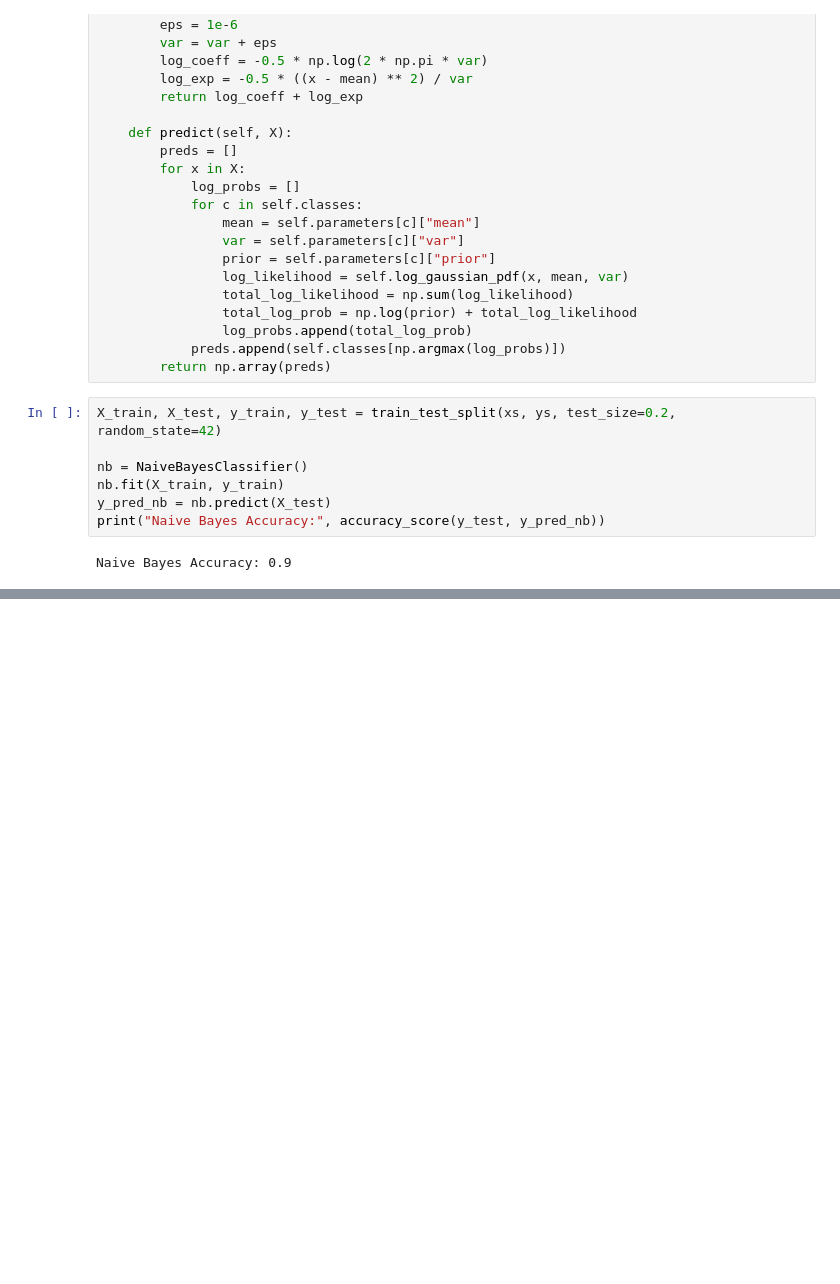
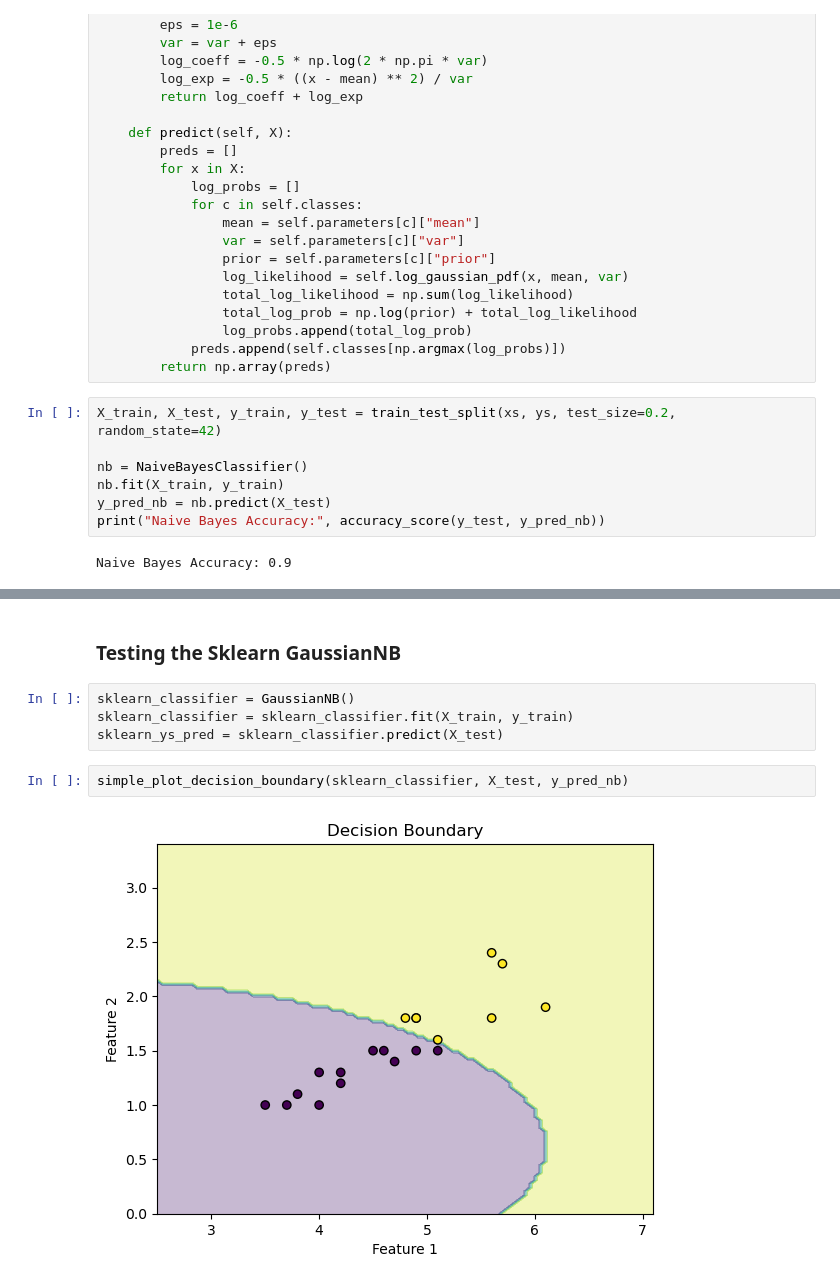
Before and after one commit to mjmousavi97/MachinLearning-TehranUni-2024, a Jupyter notebook: Projects/02 pro/src/main.ipynb, the cells around one changed output, grey strips where cells are left out. Saved outputs shown, nothing was run; the diff lists cells and outputs as text; blank space fills up the shorter version.

```diff
--- a/Projects/02 pro/src/main.ipynb
+++ b/Projects/02 pro/src/main.ipynb
@@ -282,0 +313,10 @@ Naive Bayes Accuracy: 0.9
+# %% [markdown]
+### Testing the Sklearn GaussianNB
+# %%
+sklearn_classifier = GaussianNB()
+sklearn_classifier = sklearn_classifier.fit(X_train, y_train)
+sklearn_ys_pred = sklearn_classifier.predict(X_test)
+# %%
+simple_plot_decision_boundary(sklearn_classifier, X_test, y_pred_nb)
+# %% [output]
+[figure, added]
```
Also changed, not shown: parts of 8 cells of this notebook, 2 other files.
